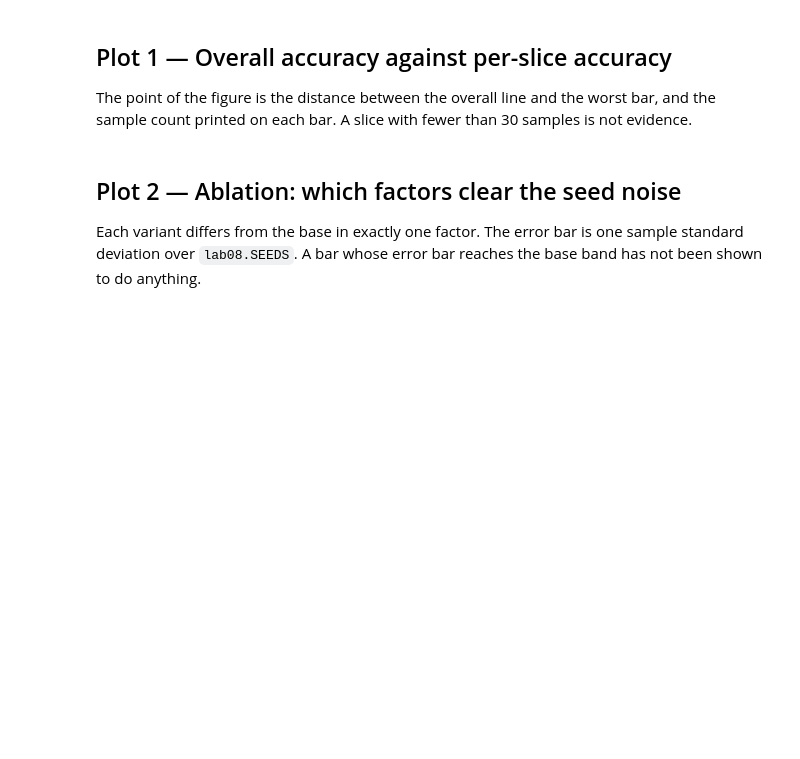
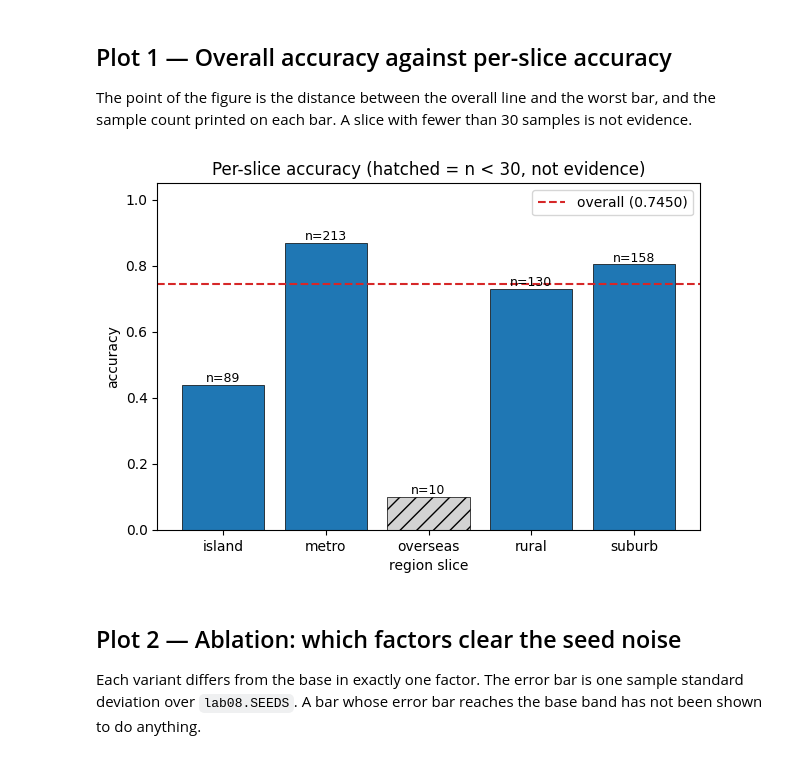
Before and after one commit to rhddnjs1974/machine-learning-project, a Jupyter notebook: lab08/notebooks/lab08_experiments.ipynb, the cells around one changed output. Saved outputs shown, nothing was run; the diff lists cells and outputs as text; code cells hidden in the pictures; blank space fills up the shorter version.

```diff
--- a/lab08/notebooks/lab08_experiments.ipynb
+++ b/lab08/notebooks/lab08_experiments.ipynb
@@ -46,3 +49,32 @@ sample count printed on each bar. A slice with fewer than 30 samples is not evid
+# %%
+# ============ TODO (Plot 1) ============
+# Bar chart of accuracy per slice from `errors["slices"]`, one bar per region.
+# Draw the overall accuracy as a horizontal line, and print n on top of each bar.
+# Mark (hatch, or a lighter colour) the slices with n < 30.
+# =======================================
+labels = list(errors['slices'])
+acc = [errors['slices'][k]['accuracy'] for k in labels]
+ns = [errors['slices'][k]['n'] for k in labels]
+colors = ['tab:blue' if n >= 30 else 'lightgray' for n in ns]
+
+fig, ax = plt.subplots(figsize=(7, 4.5))
+bars = ax.bar(labels, acc, color=colors, edgecolor='black', linewidth=0.5)
+for b, n in zip(bars, ns):
+    if n < 30:
+        b.set_hatch('//')
+    ax.text(b.get_x()+b.get_width()/2, b.get_height(), f'n={n}',
+            ha='center', va='bottom', fontsize=9)
+ax.axhline(errors['overall']['accuracy'], linestyle='--', color='tab:red',
+           label=f"overall ({errors['overall']['accuracy']:.4f})")
+ax.set_ylabel('accuracy')
+ax.set_xlabel('region slice')
+ax.set_ylim(0, 1.05)
+ax.set_title('Per-slice accuracy (hatched = n < 30, not evidence)')
+ax.legend()
+plt.savefig('fig1.png', dpi=150, bbox_inches='tight')
+plt.show()
+# %% [output]
+[figure, added]
 # %% [markdown]
 ## Plot 2 — Ablation: which factors clear the seed noise
 
```
Also changed, not shown: parts of 6 cells of this notebook, 6 other files.
